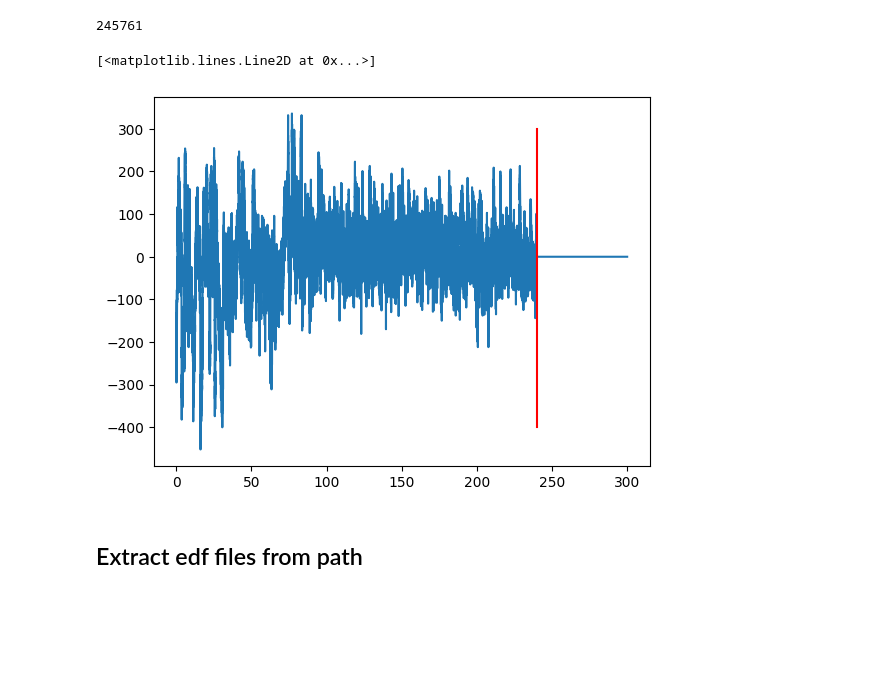
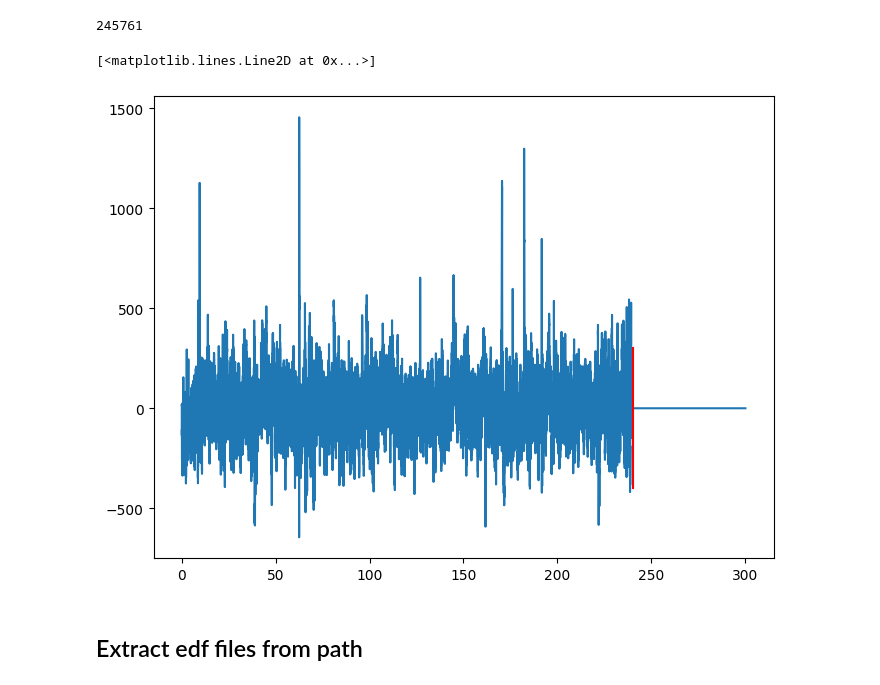
Before and after one commit to mcespedes99/HippiEEGAtlas, a Jupyter notebook: code/DSP/EEG_inspection.ipynb, the cells around one changed output. Cells and saved outputs as stored; diff of their text form; code cells hidden in the pictures; blank space fills up the shorter version.

```diff
--- a/code/DSP/EEG_inspection.ipynb
+++ b/code/DSP/EEG_inspection.ipynb
@@ -192,5 +320,5 @@ from EDFlib.edfreader import EDFreader
 # %%
-file2 = "test2.edf"
+file2 = "/scratch/mcesped/HippiEEGAtlas/code/DSP/test2.edf"
 f2 = pyedflib.EdfReader(file2)
 # %% [markdown]
 **Important: pyedf uses int32 to write the values so you have to read them in this format!**
@@ -197,2 +358,2 @@ f2 = pyedflib.EdfReader(file2)
 # %%
-signal2 = f2.readSignal(40).astype('int32')
+signal2 = f2.readSignal(0).astype('int32')
@@ -236,12 +401,12 @@ t_test
 # %% [output]
 245761
 # %%
-fig, ax = plt.subplots()
+fig, ax = plt.subplots(figsize=(8,6))
 ax.plot(t,signal2)
 ax.plot([t[t_test], t[t_test]], [-400,300], 'r')
 # %% [output]
 [<matplotlib.lines.Line2D at 0x...>]
-[figure, old version]
+[figure, new version]
 # %%
 f2.close()
 # %% [markdown]
```
Also changed, not shown: parts of 32 cells of this notebook, 7 other files.
